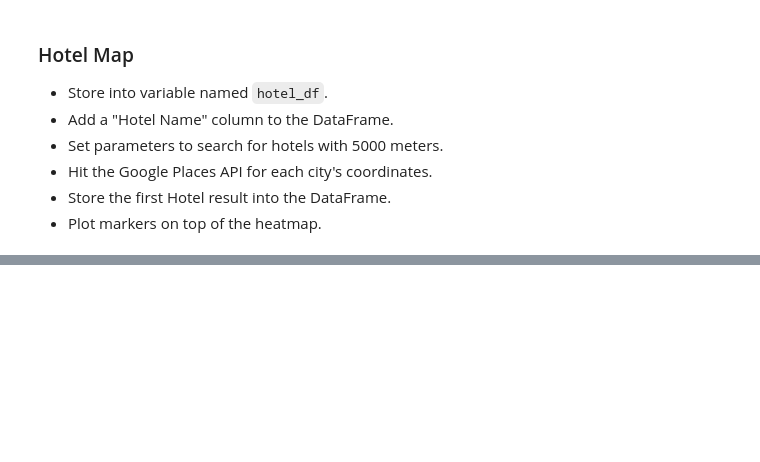
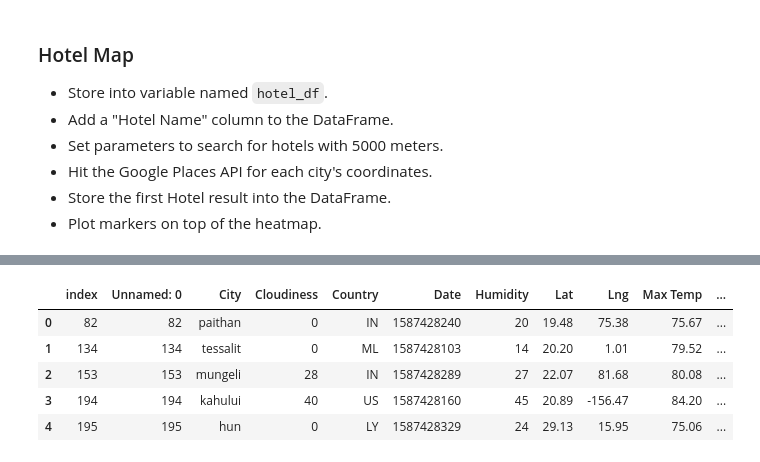
Before and after one commit to EMENGH/python-api-challenge, a Jupyter notebook: WeatherPy/VacationPy.ipynb, the cells around one changed output, grey strips where cells are left out. Saved outputs shown, nothing was run; the diff lists cells and outputs as text; code cells hidden in the pictures; blank space fills up the shorter version.

```diff
--- a/WeatherPy/VacationPy.ipynb
+++ b/WeatherPy/VacationPy.ipynb
@@ -114,0 +121,39 @@ hotel_df
+# %%
+#search googleplaces for hotels within 5000 meters
+
+city_rec_ctr = 0
+hotels_array = []
+
+# loop  through the city coordinates pulling hotels in the city area
+
+for cities in hotel_df['City']:
+        city_coord = str(hotel_df['Lat'][city_rec_ctr])+' , '+str(hotel_df['Lng'][city_rec_ctr])
+
+        #check in a radius of 5000 meters
+        city_radius = 5000
+        search_type = "lodging"
+        city_rec_ctr +=1
+
+        params = {"location": city_coord, "radius": city_radius, "type": search_type, "key": g_key}
+
+        base_url = "https://maps.googleapis.com/maps/api/place/nearbysearch/json"
+
+        try:
+            response = requests.get(base_url, params=params)
+            hotel_list = response.json()
+
+            hotels_array.append(hotel_list['results'][0]['name'])
+
+        except IndexError:
+            hotels_array.append(np.nan)
+
+#append dataframe with hotel names
+hotel_df['Hotel Name'] = hotels_array
+hotel_df.head()
+# %% [output]
+|  | index | Unnamed: 0 | City | Cloudiness | Country | Date | Humidity | Lat | Lng | Max Temp | ... |
+| 0 | 82 | 82 | paithan | 0 | IN | 1587428240 | 20 | 19.48 | 75.38 | 75.67 | ... |
+| 1 | 134 | 134 | tessalit | 0 | ML | 1587428103 | 14 | 20.20 | 1.01 | 79.52 | ... |
+| 2 | 153 | 153 | mungeli | 28 | IN | 1587428289 | 27 | 22.07 | 81.68 | 80.08 | ... |
+| 3 | 194 | 194 | kahului | 40 | US | 1587428160 | 45 | 20.89 | -156.47 | 84.20 | ... |
+| 4 | 195 | 195 | hun | 0 | LY | 1587428329 | 24 | 29.13 | 15.95 | 75.06 | ... |
```
Also changed, not shown: parts of 7 cells of this notebook.
